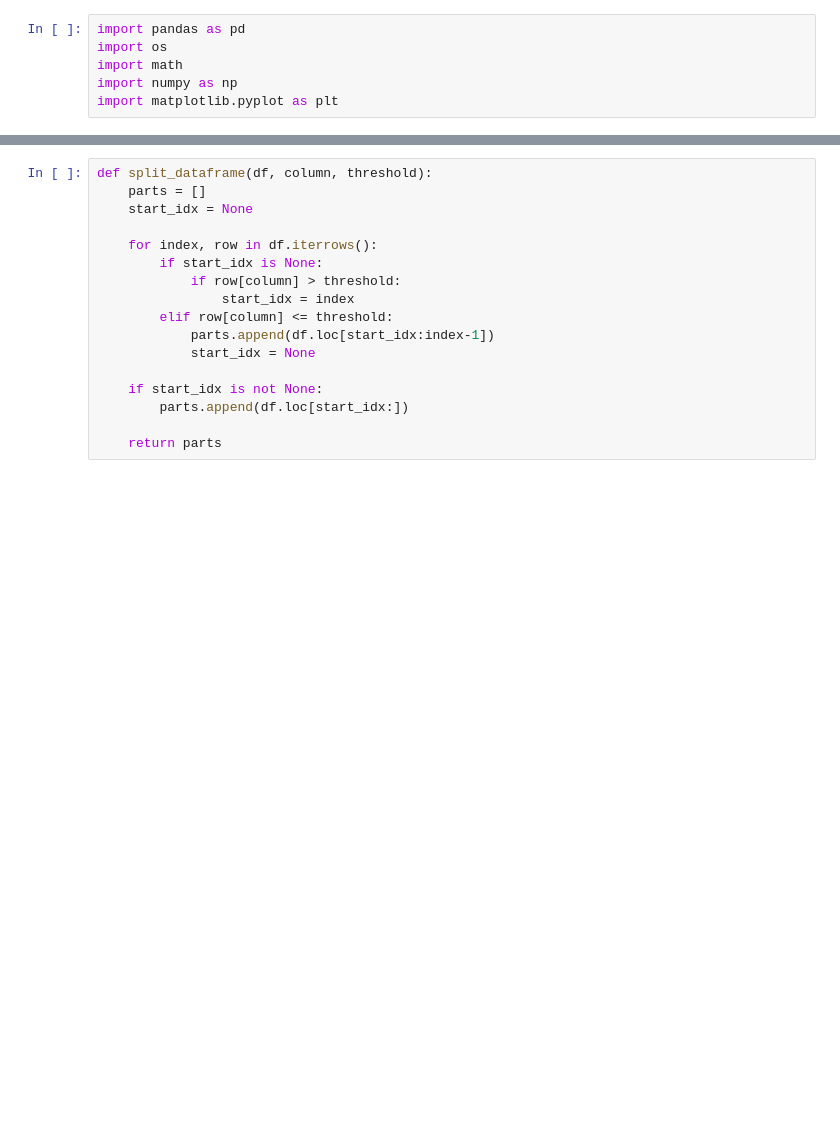
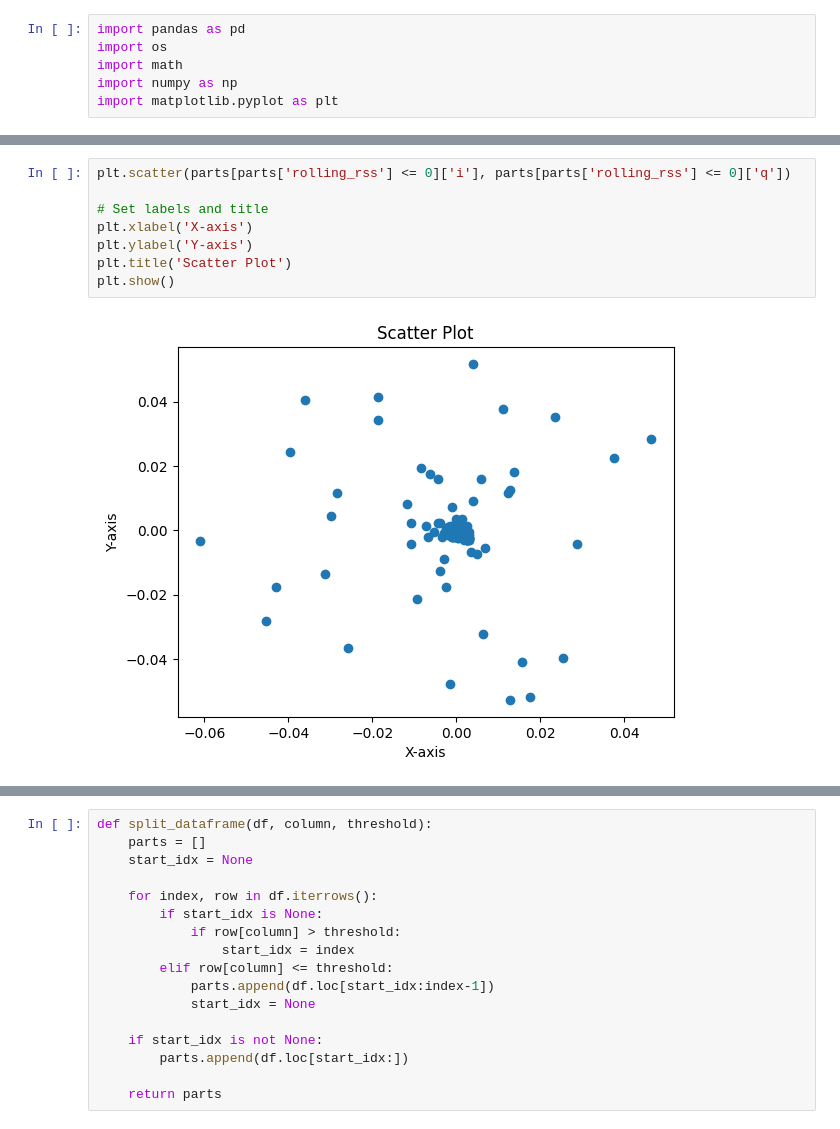
Before and after one commit to JosWigchert/AntennaRadiationPatternOfDrone, a Jupyter notebook: iq_samples.ipynb, the cells around one changed output, grey strips where cells are left out. Saved outputs shown, nothing was run; the diff lists cells and outputs as text; blank space fills up the shorter version.

```diff
--- a/iq_samples.ipynb
+++ b/iq_samples.ipynb
@@ -63,0 +121,10 @@ plt.show()
+# %%
+plt.scatter(parts[parts['rolling_rss'] <= 0]['i'], parts[parts['rolling_rss'] <= 0]['q'])
+
+# Set labels and title
+plt.xlabel('X-axis')
+plt.ylabel('Y-axis')
+plt.title('Scatter Plot')
+plt.show()
+# %% [output]
+[figure, added]
```
Also changed, not shown: parts of 10 cells of this notebook, 9 other files.
